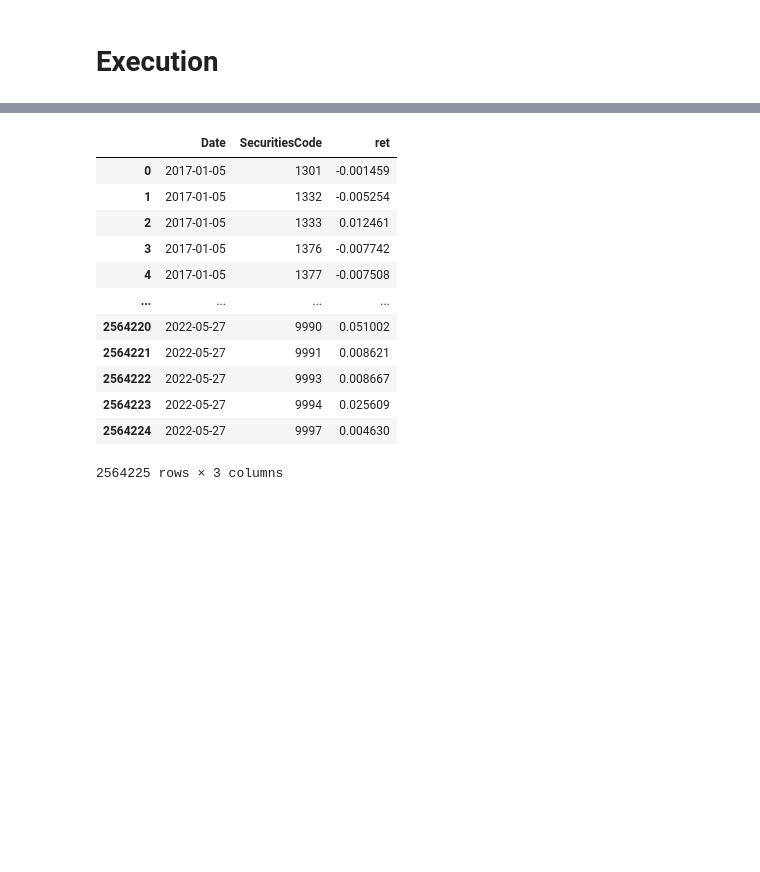
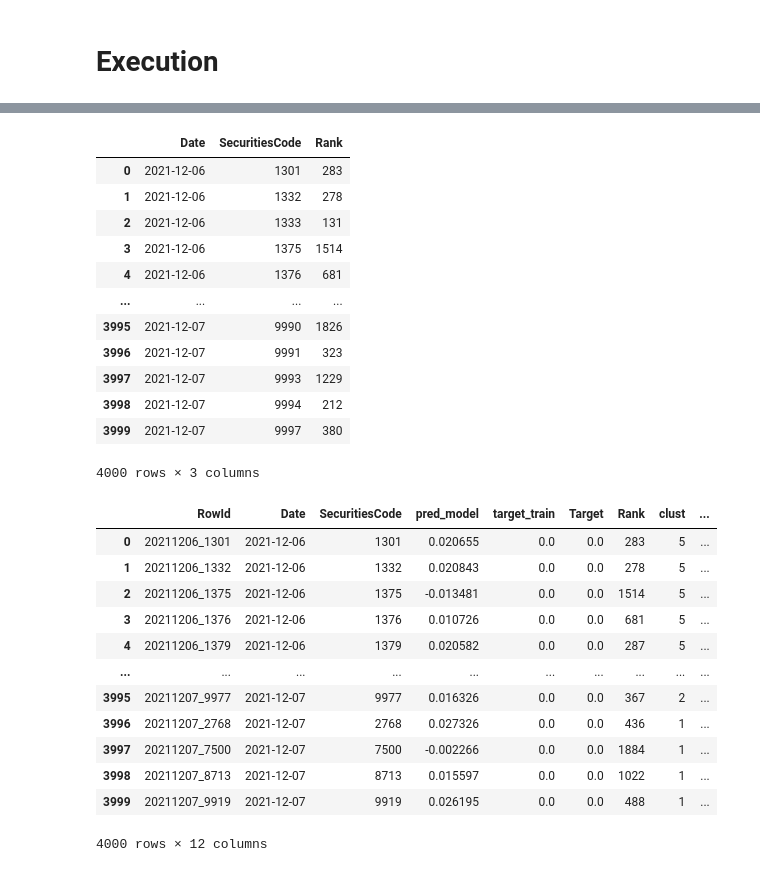
Before and after one commit to calebyung/JPX-Tokyo-Stock-Exchange-Prediction, a Jupyter notebook: jpx-inference.ipynb, the cells around one changed output, grey strips where cells are left out. Cells and saved outputs as stored; diff of their text form; code cells hidden in the pictures; blank space fills up the shorter version.

```diff
--- a/jpx-inference.ipynb
+++ b/jpx-inference.ipynb
@@ -51,6 +57,12 @@ from utility_script import *
 
 pd.set_option('display.max_columns', None)
 pd.set_option('display.max_colwidth', None)
+# %%
+# genereal params
+FE_PATH = '../input/jpx-feature-engineering-v13'
+MODEL_PATH = '../input/jpx-model-lgbm-reg-v17'
+JPX_PATH = '../input/jpx-tokyo-stock-exchange-prediction'
+EXPORT = True
 # %%
 '''
 FE Parameters
@@ -67,16 +78,13 @@ Model Params
 # basic
 SEED = 0
 SEEDS = [1,2,3,4,5]
-JPX_PATH = '../input/jpx-tokyo-stock-exchange-prediction'
-MODEL_PATH = '../input/jpx-model-lgbm-reg'
 
 # feature composition
 DROP_MARKET_FEATS = False
 
 # PCA
 RUN_PCA = True
-PCA_SPLIT = True
-N_COMP = 0.9
+PCA_SPLIT = False
 
 # target definition
 RANK_ASCENDING = False # set this to False if model prediction is same direction of Target
@@ -86,14 +94,14 @@ TARGET_POW = 0
 N_FOLD = 5
 
 # final features
-SELECTED_FEATS = ''.split(', ')
+SELECTED_FEATS = 'pc27, pc29, pc4, pc28, pc38, pc22, pc34, pc32, pc1, pc23'.split(', ')
 
 # optimization
 CLUSTER_DEMEAN = True
 CLUST_N_DAY = 60
 VOL_PENALTY = True
 VOL_N_DAY = 60
-VOL_POW = 1
+VOL_POW = 0
 # %% [markdown]
 # Feature Engineering
 # %%
@@ -360,8 +368,8 @@ def update_data(test_start_date):
 
     # identify missing dates
     if test_start_date.astype('datetime64[Y]').astype(int) + 1970 == 2021:
-#         fe_end_date = np.datetime64('2021-10-27')
-        fe_end_date = np.datetime64('2021-12-01')
+        fe_end_date = np.datetime64('2021-10-27')
+#         fe_end_date = np.datetime64('2021-12-01')
     else:
         fe_end_date = data.last_date
     extra_dates = df_prices.Date.drop_duplicates().loc[lambda x: (x > fe_end_date) & (x < test_start_date)].tolist()
@@ -472,7 +456,9 @@ env = jpx_tokyo_market_prediction.make_env()
 iter_test = env.iter_test()
 
 # init variables
-data = load_pkl('../input/jpx-feature-engineering/data')
+data = load_pkl(f'{FE_PATH}/data')
+sample_prediction_all = []
+df_pred_val_all = []
 updated_data = 0
 close = []
 df = pd.concat([pd.read_csv(f'{JPX_PATH}/train_files/stock_prices.csv'),
@@ -590,12 +576,11 @@ for df_prices, df_opts, df_fins, df_trades, df_sec_prices, sample_prediction in
             .rolling(VOL_N_DAY).std() \
             .stack().reset_index() \
             .dropna() \
-            .rename(columns={0:'std'}) \
-            .assign(Date = lambda x: pd.to_datetime(x.Date))
+            .rename(columns={0:'std'})
         df_pred_val = df_pred_val.merge(std, how='inner', on=['Date','SecuritiesCode'])
         # identify best power and apply
         best_p = VOL_POW
-        df_pred_val.pred_model_vol_penalty = df_pred_val.pred_model_demean / df_pred_val['std'].pow(best_p)
+        df_pred_val['pred_model_vol_penalty'] = df_pred_val.pred_model_demean / df_pred_val['std'].pow(best_p)
         df_pred_val['Rank'] = df_pred_val.groupby('Date').pred_model_vol_penalty.rank(method='first', ascending=False).astype(int) - 1
 
     # final submission
@@ -603,4 +588,17 @@ for df_prices, df_opts, df_fins, df_trades, df_sec_prices, sample_prediction in
     sample_prediction['Rank'] = sample_prediction['SecuritiesCode'].map(rnk)
     sample_prediction['Rank'] = sample_prediction['Rank'].fillna(1000).rank(method='first').astype(int) - 1
     env.predict(sample_prediction)
+
+    # save results
+    sample_prediction_all.append(sample_prediction)
+    df_pred_val_all.append(df_pred_val)
+
+# output
+sample_prediction_all = pd.concat(sample_prediction_all).reset_index(drop=True)
+df_pred_val_all = pd.concat(df_pred_val_all).reset_index(drop=True)
+display(sample_prediction_all)
+display(df_pred_val_all)
+if EXPORT:
+    sample_prediction_all.to_csv('sample_prediction_all.csv', index=False)
+    df_pred_val_all.to_csv('df_pred_val_all.csv', index=False)
 # %% [output]
@@ -607,13 +622,26 @@ for df_prices, df_opts, df_fins, df_trades, df_sec_prices, sample_prediction in
-|  | Date | SecuritiesCode | ret |
-| 0 | 2017-01-05 | 1301 | -0.001459 |
-| 1 | 2017-01-05 | 1332 | -0.005254 |
-| 2 | 2017-01-05 | 1333 | 0.012461 |
-| 3 | 2017-01-05 | 1376 | -0.007742 |
-| 4 | 2017-01-05 | 1377 | -0.007508 |
+|  | Date | SecuritiesCode | Rank |
+| 0 | 2021-12-06 | 1301 | 283 |
+| 1 | 2021-12-06 | 1332 | 278 |
+| 2 | 2021-12-06 | 1333 | 131 |
+| 3 | 2021-12-06 | 1375 | 1514 |
+| 4 | 2021-12-06 | 1376 | 681 |
 | ... | ... | ... | ... |
-| 2564220 | 2022-05-27 | 9990 | 0.051002 |
-| 2564221 | 2022-05-27 | 9991 | 0.008621 |
-| 2564222 | 2022-05-27 | 9993 | 0.008667 |
-| 2564223 | 2022-05-27 | 9994 | 0.025609 |
-| 2564224 | 2022-05-27 | 9997 | 0.004630 |
+| 3995 | 2021-12-07 | 9990 | 1826 |
+| 3996 | 2021-12-07 | 9991 | 323 |
+| 3997 | 2021-12-07 | 9993 | 1229 |
+| 3998 | 2021-12-07 | 9994 | 212 |
+| 3999 | 2021-12-07 | 9997 | 380 |
-2564225 rows × 3 columns
+4000 rows × 3 columns
+|  | RowId | Date | SecuritiesCode | pred_model | target_train | Target | Rank | clust | ... |
+| 0 | 20211206_1301 | 2021-12-06 | 1301 | 0.020655 | 0.0 | 0.0 | 283 | 5 | ... |
+| 1 | 20211206_1332 | 2021-12-06 | 1332 | 0.020843 | 0.0 | 0.0 | 278 | 5 | ... |
+| 2 | 20211206_1375 | 2021-12-06 | 1375 | -0.013481 | 0.0 | 0.0 | 1514 | 5 | ... |
+| 3 | 20211206_1376 | 2021-12-06 | 1376 | 0.010726 | 0.0 | 0.0 | 681 | 5 | ... |
+| 4 | 20211206_1379 | 2021-12-06 | 1379 | 0.020582 | 0.0 | 0.0 | 287 | 5 | ... |
+| ... | ... | ... | ... | ... | ... | ... | ... | ... | ... |
+| 3995 | 20211207_9977 | 2021-12-07 | 9977 | 0.016326 | 0.0 | 0.0 | 367 | 2 | ... |
+| 3996 | 20211207_2768 | 2021-12-07 | 2768 | 0.027326 | 0.0 | 0.0 | 436 | 1 | ... |
+| 3997 | 20211207_7500 | 2021-12-07 | 7500 | -0.002266 | 0.0 | 0.0 | 1884 | 1 | ... |
+| 3998 | 20211207_8713 | 2021-12-07 | 8713 | 0.015597 | 0.0 | 0.0 | 1022 | 1 | ... |
+| 3999 | 20211207_9919 | 2021-12-07 | 9919 | 0.026195 | 0.0 | 0.0 | 488 | 1 | ... |
+4000 rows × 12 columns
```
Also changed, not shown: parts of 9 cells of this notebook.
